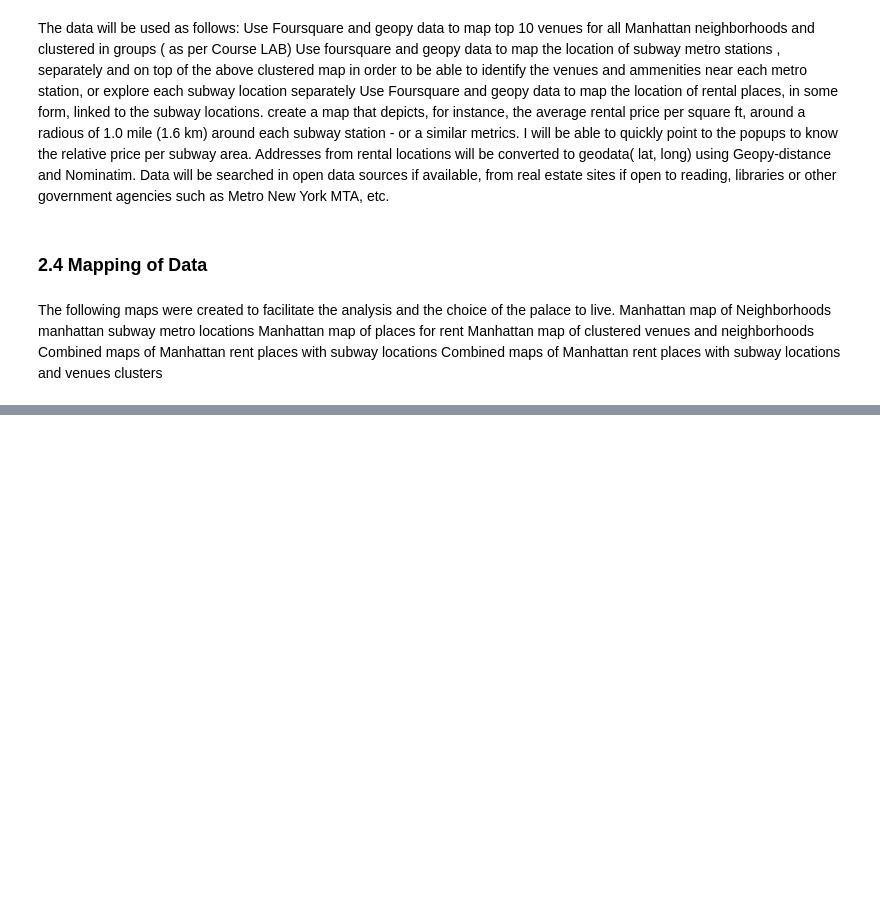
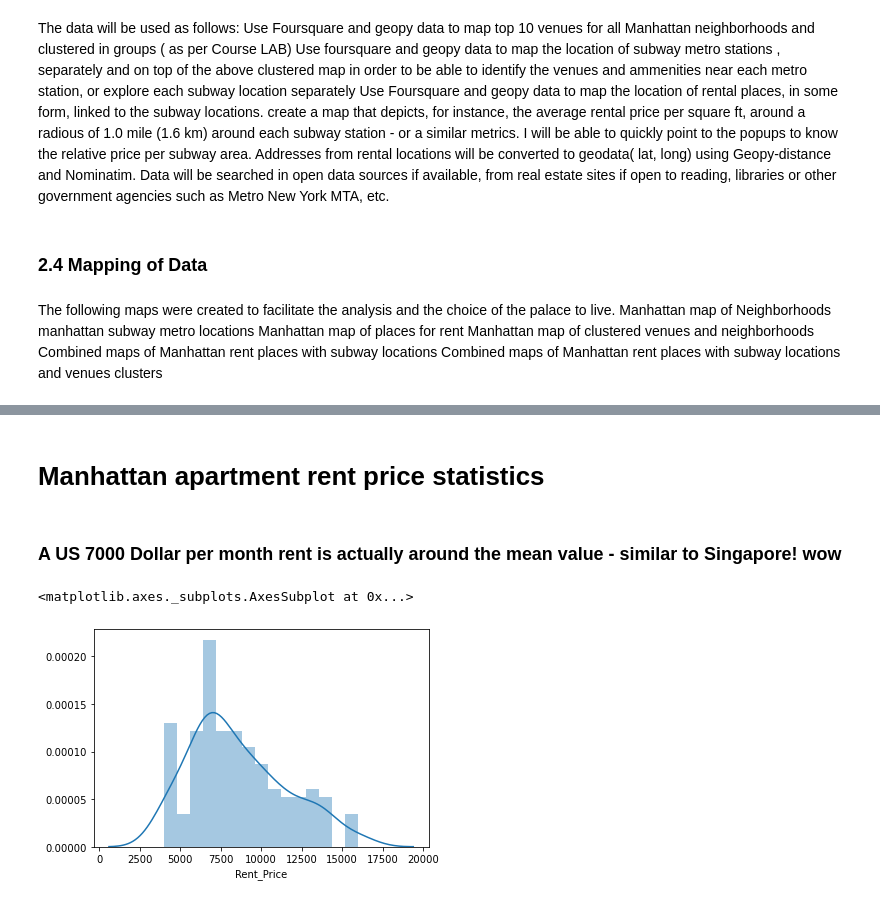
Before and after one commit to deepin-kuchroo/The-Battle-of-Neighborhoods, a Jupyter notebook: The Battle of Neighborhoods.ipynb, the cells around one changed output, grey strips where cells are left out. Drawn from its saved outputs; the diff is of its cells as text; code cells hidden in the pictures; blank space fills up the shorter version.

```diff
--- a/The Battle of Neighborhoods.ipynb
+++ b/The Battle of Neighborhoods.ipynb
@@ -88,0 +421,5 @@ The following maps were created to facilitate the analysis and the choice of the
+# %%
+import pandas as pd
+url = 'https://raw.githubusercontent.com/samridhikohli/Coursera_Capstone-1/master/MH_rent_latlong.csv'
+mh_rent = pd.read_csv(url)#,index_col=0,parse_dates=[0]
+mh_rent.head()
@@ -88,0 +442,10 @@ The following maps were created to facilitate the analysis and the choice of the
+# %% [markdown]
+# Manhattan apartment rent price statistics
+# %% [markdown]
+### A US 7000 Dollar per month rent is actually around the mean value - similar to Singapore! wow
+# %%
+import seaborn as sns
+sns.distplot(mh_rent['Rent_Price'],bins=15)
+# %% [output]
+<matplotlib.axes._subplots.AxesSubplot at 0x...>
+[figure, added]
```
Also changed, not shown: parts of 94 cells of this notebook.
